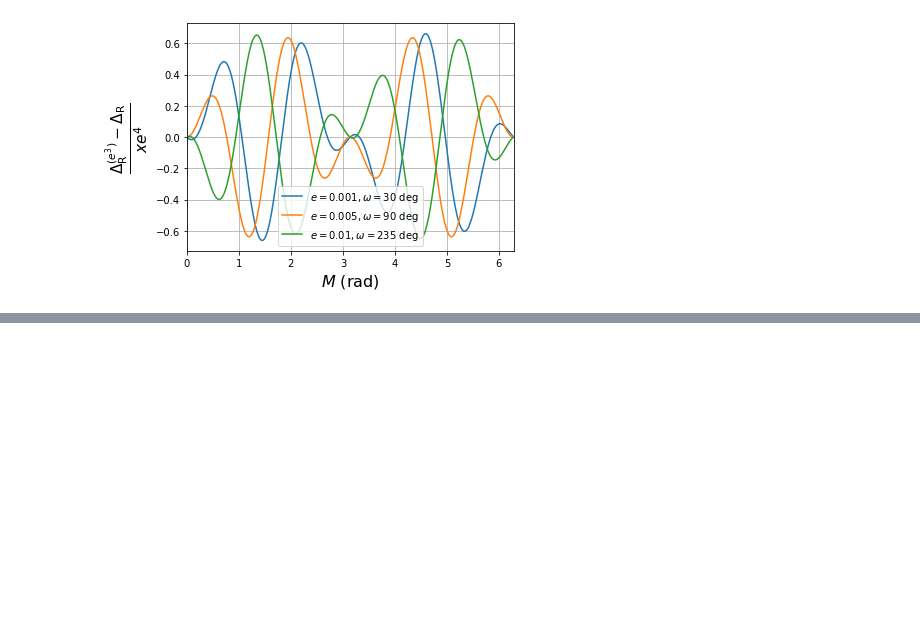
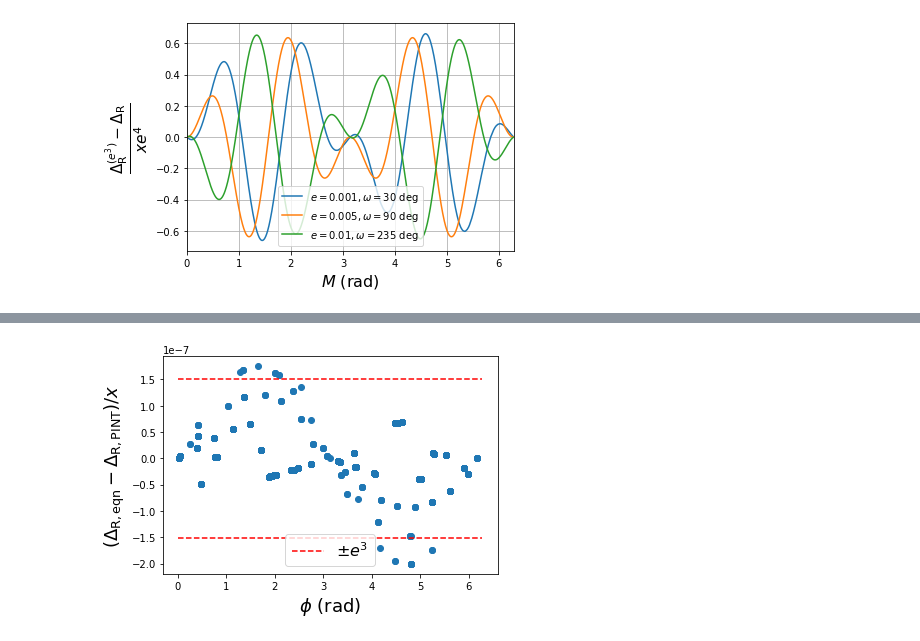
Before and after one commit to wcfiore/gbncc_viii, a Jupyter notebook: calc_test_ELL1thirdorder.ipynb, the cells around one changed output, grey strips where cells are left out. Cells and saved outputs as stored; diff of their text form; code cells hidden in the pictures; blank space fills up the shorter version.

```diff
--- a/calc_test_ELL1thirdorder.ipynb
+++ b/calc_test_ELL1thirdorder.ipynb
@@ -91,0 +235,18 @@ plt.show()
+# %%
+EPS1 = model["EPS1"].value
+EPS2 = model["EPS2"].value
+
+residuals = ys - (roemer_delay/model["A1"]).value
+
+plt.scatter(Phi, residuals)
+
+e = np.sqrt(EPS1**2 + EPS2**2)
+order = 3
+plt.plot([0.,2*np.pi],[e**order, e**order],c='r',ls='--',label=f'$\pm e^{order}$')
+plt.plot([0.,2*np.pi],[-e**order, -e**order],c='r',ls='--')
+plt.legend(fontsize=16)
+plt.ylabel("$(\Delta_\mathrm{R, eqn} - \Delta_\mathrm{R, PINT})/x$",fontsize = 18)
+plt.xlabel("$\phi$ (rad)",fontsize = 18)
+plt.show()
+# %% [output]
+[figure, added]
```
Also changed, not shown: parts of 10 cells of this notebook, 26 other files.
